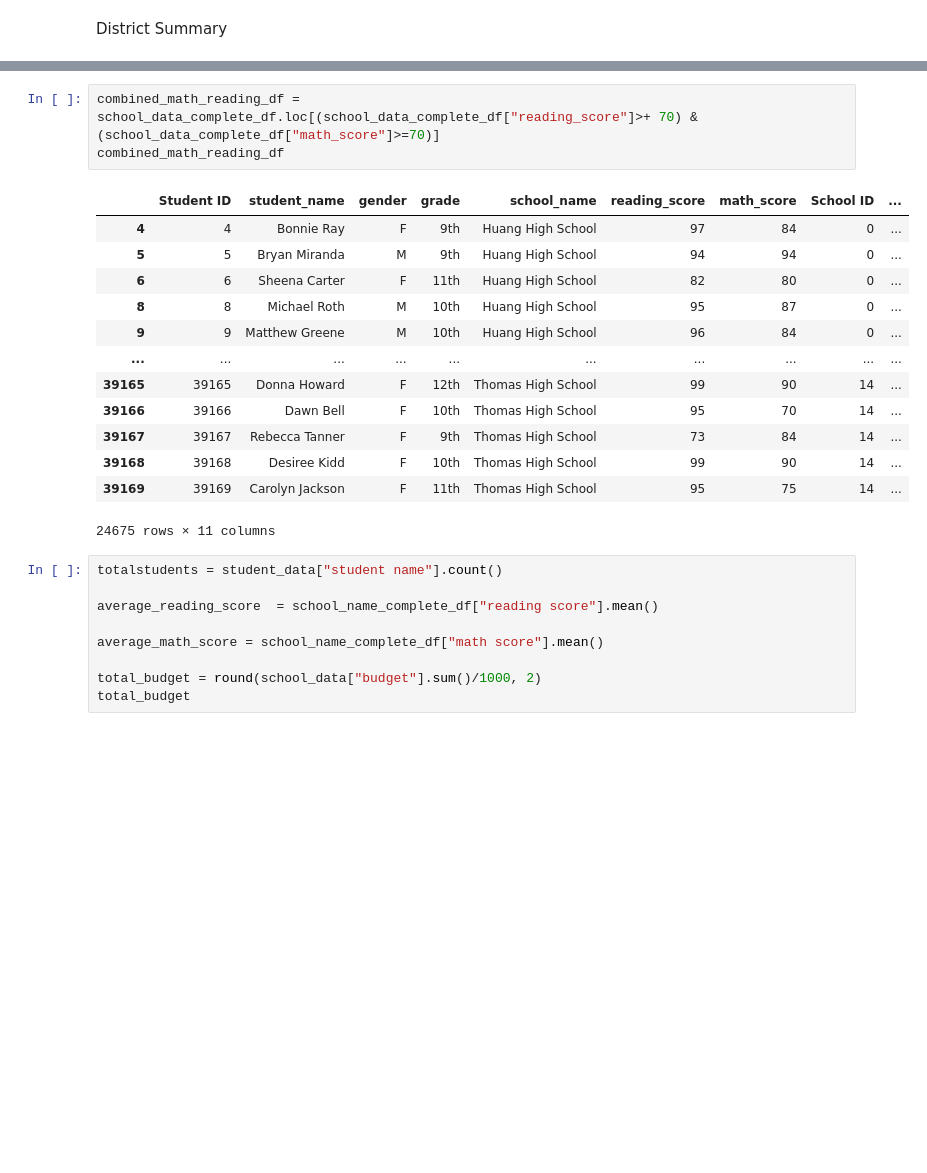
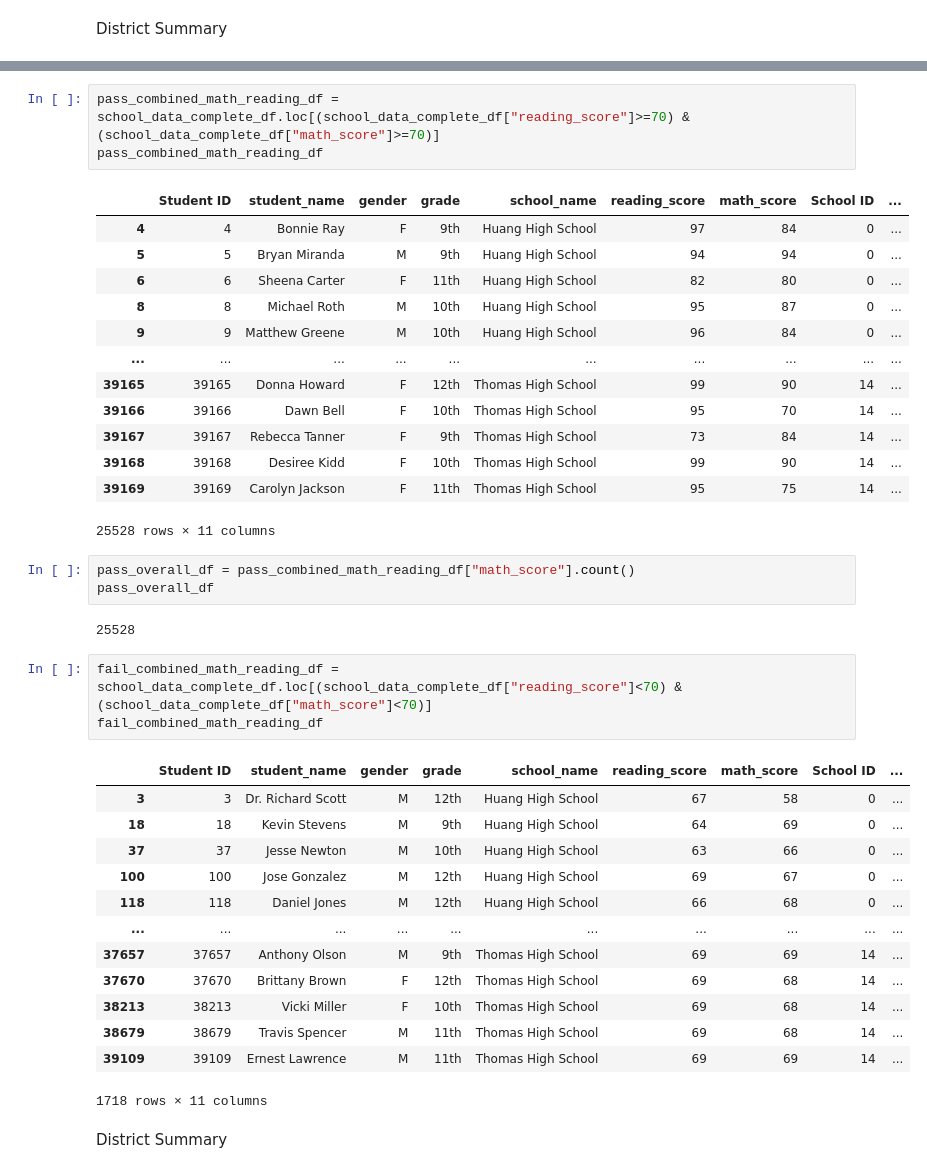
Before and after one commit to kofi-max/pandas-challenge, a Jupyter notebook: PyCitySchools/home work solution.ipynb, the cells around one changed output, grey strips where cells are left out. Cells and saved outputs as stored; diff of their text form; blank space fills up the shorter version.

```diff
--- a/PyCitySchools/home work solution.ipynb
+++ b/PyCitySchools/home work solution.ipynb
@@ -100,6 +130,6 @@ reading_score_df
 # %%
-combined_math_reading_df = school_data_complete_df.loc[(school_data_complete_df["reading_score"]>+ 70) & (school_data_complete_df["math_score"]>=70)]
-combined_math_reading_df
+pass_combined_math_reading_df = school_data_complete_df.loc[(school_data_complete_df["reading_score"]>=70) & (school_data_complete_df["math_score"]>=70)]
+pass_combined_math_reading_df
 # %% [output]
 |  | Student ID | student_name | gender | grade | school_name | reading_score | math_score | School ID | ... |
 | 4 | 4 | Bonnie Ray | F | 9th | Huang High School | 97 | 84 | 0 | ... |
@@ -113,13 +143,28 @@ combined_math_reading_df
 | 39167 | 39167 | Rebecca Tanner | F | 9th | Thomas High School | 73 | 84 | 14 | ... |
 | 39168 | 39168 | Desiree Kidd | F | 10th | Thomas High School | 99 | 90 | 14 | ... |
 | 39169 | 39169 | Carolyn Jackson | F | 11th | Thomas High School | 95 | 75 | 14 | ... |
-24675 rows × 11 columns
+25528 rows × 11 columns
-# %%
-totalstudents = student_data["student name"].count()
-
-average_reading_score  = school_name_complete_df["reading score"].mean()
-
-average_math_score = school_name_complete_df["math score"].mean()
-
-total_budget = round(school_data["budget"].sum()/1000, 2)
-total_budget
+# %%
+pass_overall_df = pass_combined_math_reading_df["math_score"].count()
+pass_overall_df
+# %% [output]
+25528
+# %%
+fail_combined_math_reading_df = school_data_complete_df.loc[(school_data_complete_df["reading_score"]<70) & (school_data_complete_df["math_score"]<70)]
+fail_combined_math_reading_df
+# %% [output]
+|  | Student ID | student_name | gender | grade | school_name | reading_score | math_score | School ID | ... |
+| 3 | 3 | Dr. Richard Scott | M | 12th | Huang High School | 67 | 58 | 0 | ... |
+| 18 | 18 | Kevin Stevens | M | 9th | Huang High School | 64 | 69 | 0 | ... |
+| 37 | 37 | Jesse Newton | M | 10th | Huang High School | 63 | 66 | 0 | ... |
+| 100 | 100 | Jose Gonzalez | M | 12th | Huang High School | 69 | 67 | 0 | ... |
+| 118 | 118 | Daniel Jones | M | 12th | Huang High School | 66 | 68 | 0 | ... |
+| ... | ... | ... | ... | ... | ... | ... | ... | ... | ... |
+| 37657 | 37657 | Anthony Olson | M | 9th | Thomas High School | 69 | 69 | 14 | ... |
+| 37670 | 37670 | Brittany Brown | F | 12th | Thomas High School | 69 | 68 | 14 | ... |
+| 38213 | 38213 | Vicki Miller | F | 10th | Thomas High School | 69 | 68 | 14 | ... |
+| 38679 | 38679 | Travis Spencer | M | 11th | Thomas High School | 69 | 68 | 14 | ... |
+| 39109 | 39109 | Ernest Lawrence | M | 11th | Thomas High School | 69 | 69 | 14 | ... |
+1718 rows × 11 columns
+# %% [markdown]
+District Summary
```
Also changed, not shown: parts of 47 cells of this notebook.
